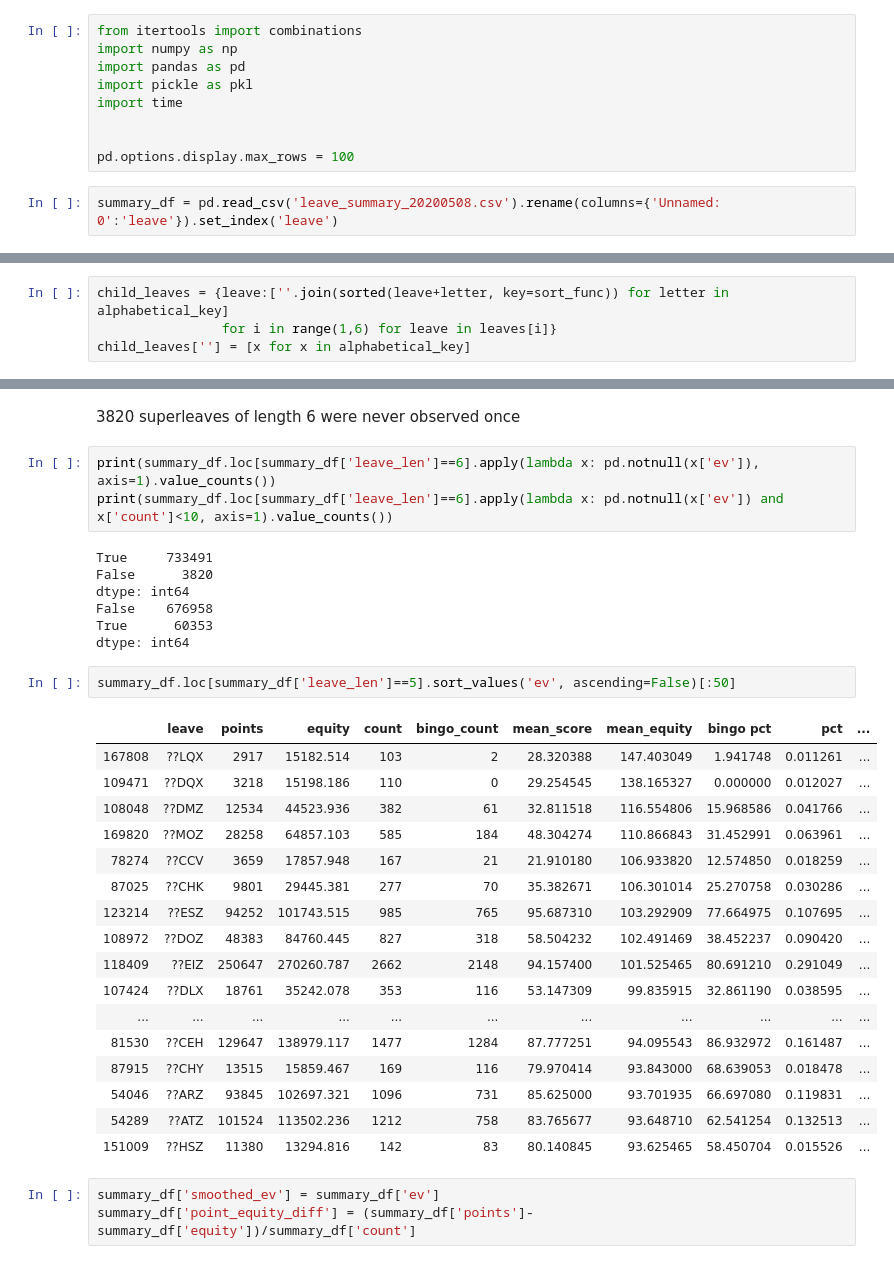
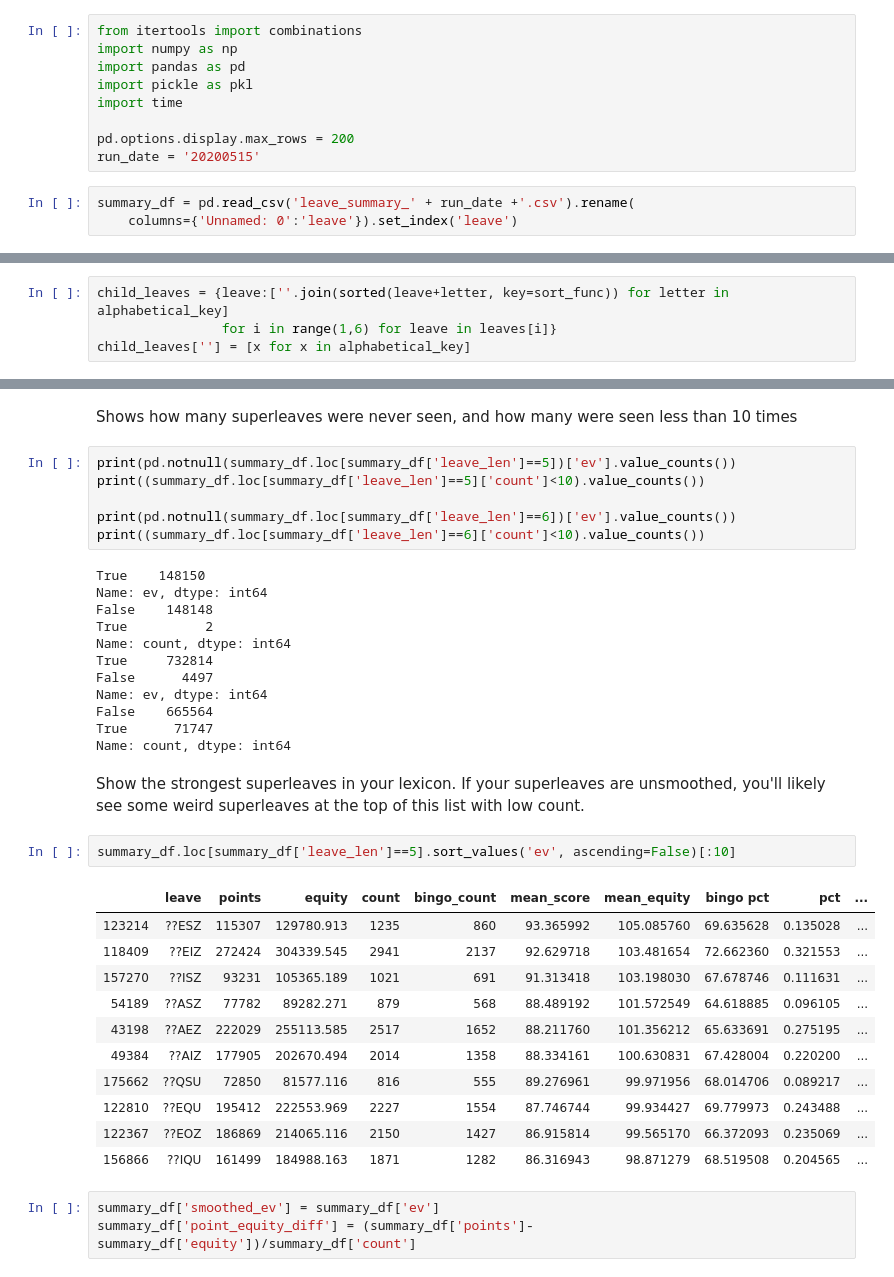
Before and after one commit to domino14/macondo, a Jupyter notebook: notebooks/superleaves/smooth_superleaves.ipynb, the cells around one changed output, grey strips where cells are left out. Saved outputs shown, nothing was run; the diff lists cells and outputs as text.

Commit message:
cleaned up superleaves notebooks and added automated smoothing at end of run:

```diff
--- a/notebooks/superleaves/smooth_superleaves.ipynb
+++ b/notebooks/superleaves/smooth_superleaves.ipynb
@@ -5,10 +12,11 @@ import pandas as pd
 import pickle as pkl
 import time
 
-
-pd.options.display.max_rows = 100
+pd.options.display.max_rows = 200
+run_date = '20200515'
 # %%
-summary_df = pd.read_csv('leave_summary_20200508.csv').rename(columns={'Unnamed: 0':'leave'}).set_index('leave')
+summary_df = pd.read_csv('leave_summary_' + run_date +'.csv').rename(
+    columns={'Unnamed: 0':'leave'}).set_index('leave')
 # %%
 count_dict = summary_df['count'].to_dict()
 equity_dict = summary_df['equity'].to_dict()
@@ -81,35 +100,39 @@ def calculate_smoothed_superleave(superleave):
-# %% [markdown]
-3820 superleaves of length 6 were never observed once
+# %% [markdown]
+Shows how many superleaves were never seen, and how many were seen less than 10 times
 # %%
-print(summary_df.loc[summary_df['leave_len']==6].apply(lambda x: pd.notnull(x['ev']), axis=1).value_counts())
-print(summary_df.loc[summary_df['leave_len']==6].apply(lambda x: pd.notnull(x['ev']) and x['count']<10, axis=1).value_counts())
+print(pd.notnull(summary_df.loc[summary_df['leave_len']==5])['ev'].value_counts())
+print((summary_df.loc[summary_df['leave_len']==5]['count']<10).value_counts())
+
+print(pd.notnull(summary_df.loc[summary_df['leave_len']==6])['ev'].value_counts())
+print((summary_df.loc[summary_df['leave_len']==6]['count']<10).value_counts())
 # %% [output]
-True     733491
-False      3820
-dtype: int64
-False    676958
-True      60353
-dtype: int64
+True    148150
+Name: ev, dtype: int64
+False    148148
+True          2
+Name: count, dtype: int64
+True     732814
+False      4497
+Name: ev, dtype: int64
+False    665564
+True      71747
+Name: count, dtype: int64
+# %% [markdown]
+Show the strongest superleaves in your lexicon. If your superleaves are unsmoothed, you'll likely see some weird superleaves at the top of this list with low count.
 # %%
-summary_df.loc[summary_df['leave_len']==5].sort_values('ev', ascending=False)[:50]
+summary_df.loc[summary_df['leave_len']==5].sort_values('ev', ascending=False)[:10]
 # %% [output]
 |  | leave | points | equity | count | bingo_count | mean_score | mean_equity | bingo pct | pct | ... |
-| 167808 | ??LQX | 2917 | 15182.514 | 103 | 2 | 28.320388 | 147.403049 | 1.941748 | 0.011261 | ... |
-| 109471 | ??DQX | 3218 | 15198.186 | 110 | 0 | 29.254545 | 138.165327 | 0.000000 | 0.012027 | ... |
-| 108048 | ??DMZ | 12534 | 44523.936 | 382 | 61 | 32.811518 | 116.554806 | 15.968586 | 0.041766 | ... |
-| 169820 | ??MOZ | 28258 | 64857.103 | 585 | 184 | 48.304274 | 110.866843 | 31.452991 | 0.063961 | ... |
-| 78274 | ??CCV | 3659 | 17857.948 | 167 | 21 | 21.910180 | 106.933820 | 12.574850 | 0.018259 | ... |
-| 87025 | ??CHK | 9801 | 29445.381 | 277 | 70 | 35.382671 | 106.301014 | 25.270758 | 0.030286 | ... |
-| 123214 | ??ESZ | 94252 | 101743.515 | 985 | 765 | 95.687310 | 103.292909 | 77.664975 | 0.107695 | ... |
-| 108972 | ??DOZ | 48383 | 84760.445 | 827 | 318 | 58.504232 | 102.491469 | 38.452237 | 0.090420 | ... |
-| 118409 | ??EIZ | 250647 | 270260.787 | 2662 | 2148 | 94.157400 | 101.525465 | 80.691210 | 0.291049 | ... |
-| 107424 | ??DLX | 18761 | 35242.078 | 353 | 116 | 53.147309 | 99.835915 | 32.861190 | 0.038595 | ... |
-| ... | ... | ... | ... | ... | ... | ... | ... | ... | ... | ... |
-| 81530 | ??CEH | 129647 | 138979.117 | 1477 | 1284 | 87.777251 | 94.095543 | 86.932972 | 0.161487 | ... |
-| 87915 | ??CHY | 13515 | 15859.467 | 169 | 116 | 79.970414 | 93.843000 | 68.639053 | 0.018478 | ... |
-| 54046 | ??ARZ | 93845 | 102697.321 | 1096 | 731 | 85.625000 | 93.701935 | 66.697080 | 0.119831 | ... |
-| 54289 | ??ATZ | 101524 | 113502.236 | 1212 | 758 | 83.765677 | 93.648710 | 62.541254 | 0.132513 | ... |
-| 151009 | ??HSZ | 11380 | 13294.816 | 142 | 83 | 80.140845 | 93.625465 | 58.450704 | 0.015526 | ... |
+| 123214 | ??ESZ | 115307 | 129780.913 | 1235 | 860 | 93.365992 | 105.085760 | 69.635628 | 0.135028 | ... |
+| 118409 | ??EIZ | 272424 | 304339.545 | 2941 | 2137 | 92.629718 | 103.481654 | 72.662360 | 0.321553 | ... |
+| 157270 | ??ISZ | 93231 | 105365.189 | 1021 | 691 | 91.313418 | 103.198030 | 67.678746 | 0.111631 | ... |
+| 54189 | ??ASZ | 77782 | 89282.271 | 879 | 568 | 88.489192 | 101.572549 | 64.618885 | 0.096105 | ... |
+| 43198 | ??AEZ | 222029 | 255113.585 | 2517 | 1652 | 88.211760 | 101.356212 | 65.633691 | 0.275195 | ... |
+| 49384 | ??AIZ | 177905 | 202670.494 | 2014 | 1358 | 88.334161 | 100.630831 | 67.428004 | 0.220200 | ... |
+| 175662 | ??QSU | 72850 | 81577.116 | 816 | 555 | 89.276961 | 99.971956 | 68.014706 | 0.089217 | ... |
+| 122810 | ??EQU | 195412 | 222553.969 | 2227 | 1554 | 87.746744 | 99.934427 | 69.779973 | 0.243488 | ... |
+| 122367 | ??EOZ | 186869 | 214065.116 | 2150 | 1427 | 86.915814 | 99.565170 | 66.372093 | 0.235069 | ... |
+| 156866 | ??IQU | 161499 | 184988.163 | 1871 | 1282 | 86.316943 | 98.871279 | 68.519508 | 0.204565 | ... |
 # %%
 summary_df['smoothed_ev'] = summary_df['ev']
 summary_df['point_equity_diff'] = (summary_df['points']-summary_df['equity'])/summary_df['count']
```
Also changed, not shown: parts of 20 cells of this notebook, 3 other files.
